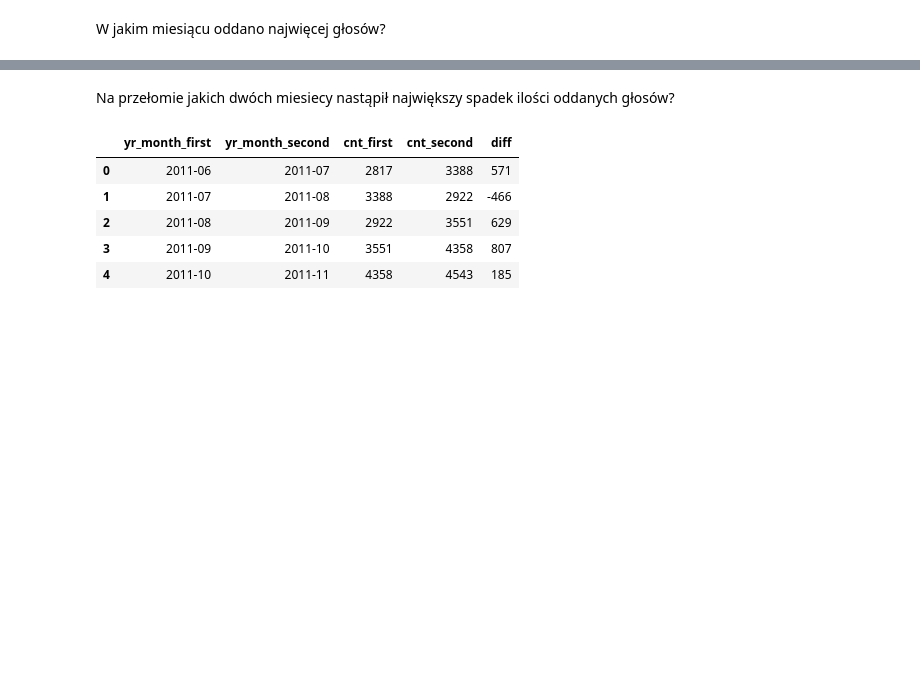
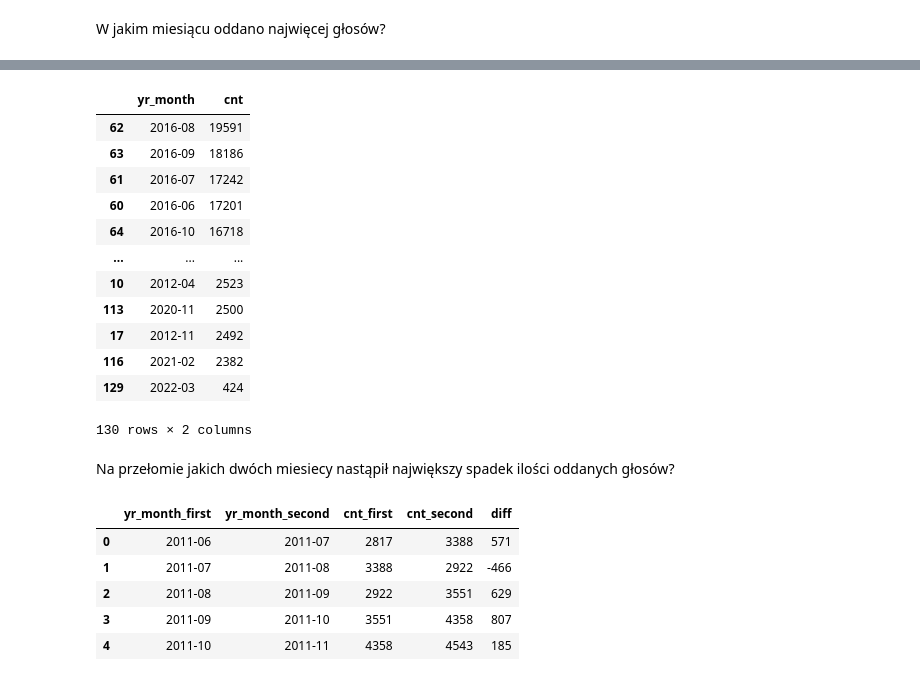
Before and after one commit to lukasz-staniszewski/da-python-data-science-course, a Jupyter notebook: w2-pandas/wiki_stack_hw.ipynb, the cells around one changed output, grey strips where cells are left out. Drawn from its saved outputs; the diff is of its cells as text; code cells hidden in the pictures; blank space fills up the shorter version.

```diff
--- a/w2-pandas/wiki_stack_hw.ipynb
+++ b/w2-pandas/wiki_stack_hw.ipynb
@@ -183,6 +183,22 @@ df_votes.head()
 df_votes['yr_month'] = df_votes['CreationDate'].apply(lambda x: x.strftime("%Y-%m"))
 # %%
 df_gr_votes = df_votes.groupby("yr_month").size().reset_index(name="cnt").sort_values("cnt", ascending=False)
+# %%
+df_gr_votes
+# %% [output]
+|  | yr_month | cnt |
+| 62 | 2016-08 | 19591 |
+| 63 | 2016-09 | 18186 |
+| 61 | 2016-07 | 17242 |
+| 60 | 2016-06 | 17201 |
+| 64 | 2016-10 | 16718 |
+| ... | ... | ... |
+| 10 | 2012-04 | 2523 |
+| 113 | 2020-11 | 2500 |
+| 17 | 2012-11 | 2492 |
+| 116 | 2021-02 | 2382 |
+| 129 | 2022-03 | 424 |
+130 rows × 2 columns
 # %% [markdown]
 Na przełomie jakich dwóch miesiecy nastąpił największy spadek ilości oddanych głosów?
 # %%
```
Also changed, not shown: parts of 5 cells of this notebook.
